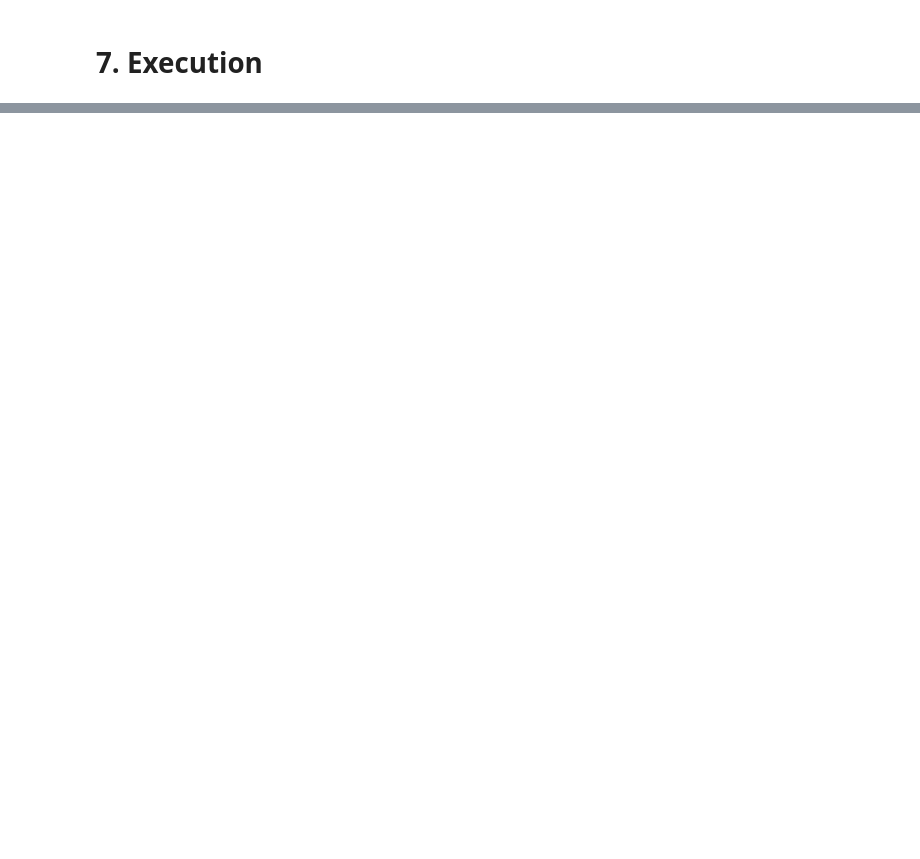
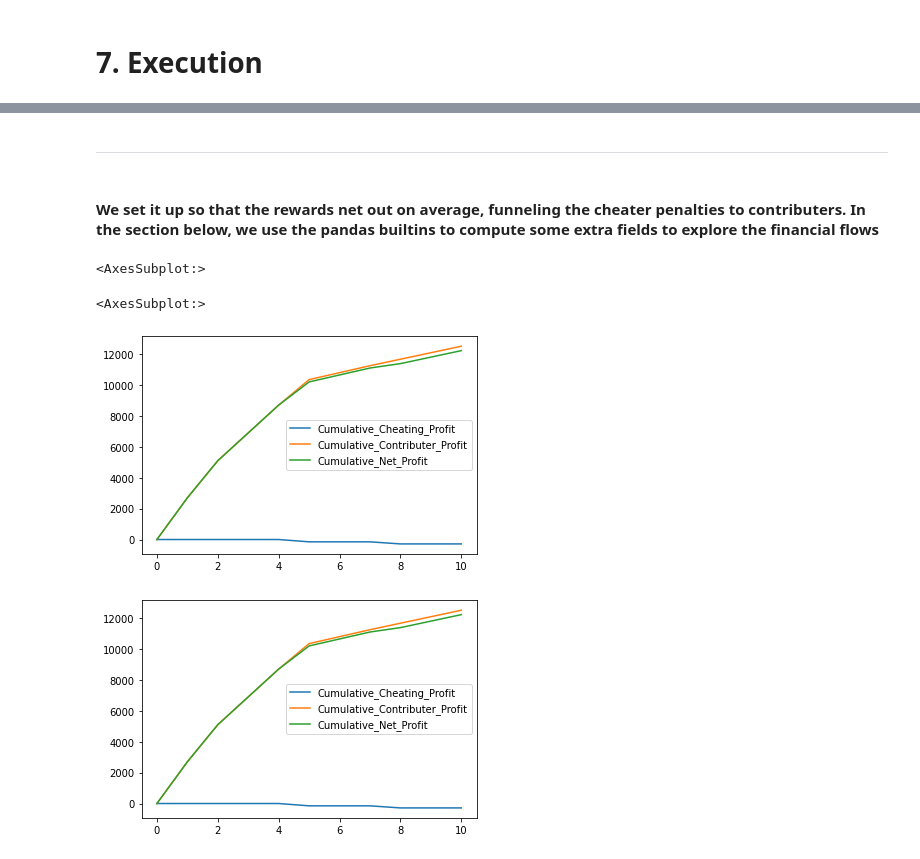
Before and after one commit to hudlerr/tmp, a Jupyter notebook: version_2/rosca_v2.ipynb, the cells around one changed output, grey strips where cells are left out. Cells and saved outputs as stored; diff of their text form; code cells hidden in the pictures; blank space fills up the shorter version.

```diff
--- a/version_2/rosca_v2.ipynb
+++ b/version_2/rosca_v2.ipynb
@@ -548,0 +548,28 @@ result.head(20)
+# %% [markdown]
+---
+# %% [markdown]
+
+#### We set it up so that the rewards net out on average, funneling the cheater penalties to contributers. In the section below, we use the pandas builtins to compute some extra fields to explore the financial flows
+# %%
+df["Cumulative_Cheating_Volume"]= df['Cheats_Volume'].cumsum()
+df["Cumulative_Cheating_Rewards"]= df['Cheater_Reward'].cumsum()
+
+df["Cumulative_Contributers_Cost"]= df['Contributers_Cost'].cumsum()
+df["Cumulative_Contributer_Rewards"]= df['Contributers_Reward'].cumsum()
+
+df["Cumulative_Cheating_Penalties"]= df['Cheaters_Cost'].cumsum()
+df["Cumulative_Cheating_Profit"] = df["Cumulative_Cheating_Rewards"]-df["Cumulative_Cheating_Penalties"]
+
+df["Cumulative_Contributer_Profit"] = df["Cumulative_Contributer_Rewards"]-df["Cumulative_Contributers_Cost"]
+df["Cumulative_Contributer_ROI"] = df["Cumulative_Contributer_Profit"]/df["Cumulative_Contributers_Cost"]
+
+df["Running_Cheating_Volume_Fraction"]=df["Cumulative_Cheating_Volume"]/df["Total_Volume"].cumsum()
+
+df["Cumulative_Net_Profit"] = df["Cumulative_Contributer_Profit"] + df["Cumulative_Cheating_Profit"]
+# %%
+df[['Cumulative_Cheating_Profit', "Cumulative_Contributer_Profit", "Cumulative_Net_Profit"]].plot()
+# %% [output]
+<AxesSubplot:>
+<AxesSubplot:>
+[figure, added]
+[figure, added]
```
Also changed, not shown: parts of 54 cells of this notebook, 21 other files.
